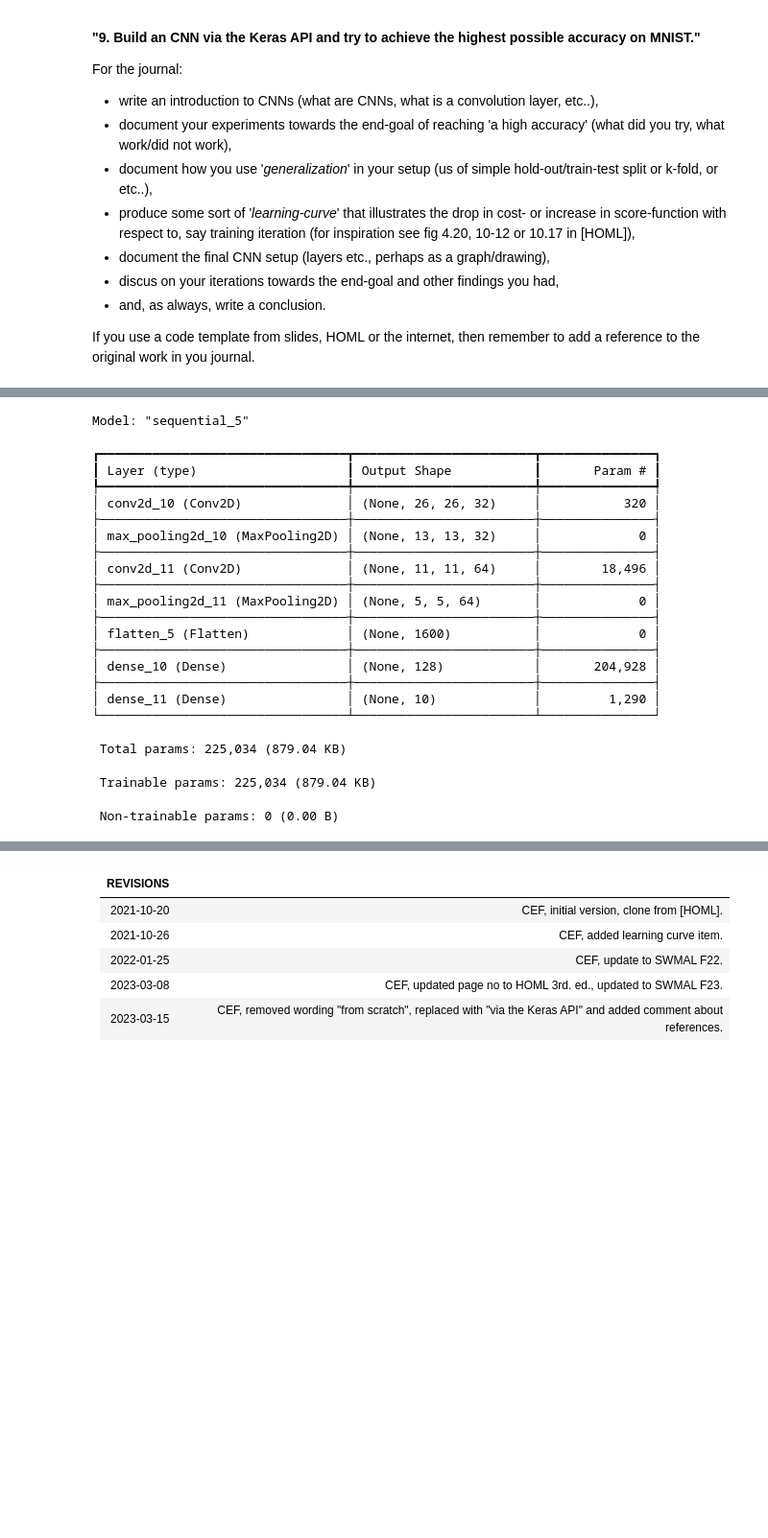
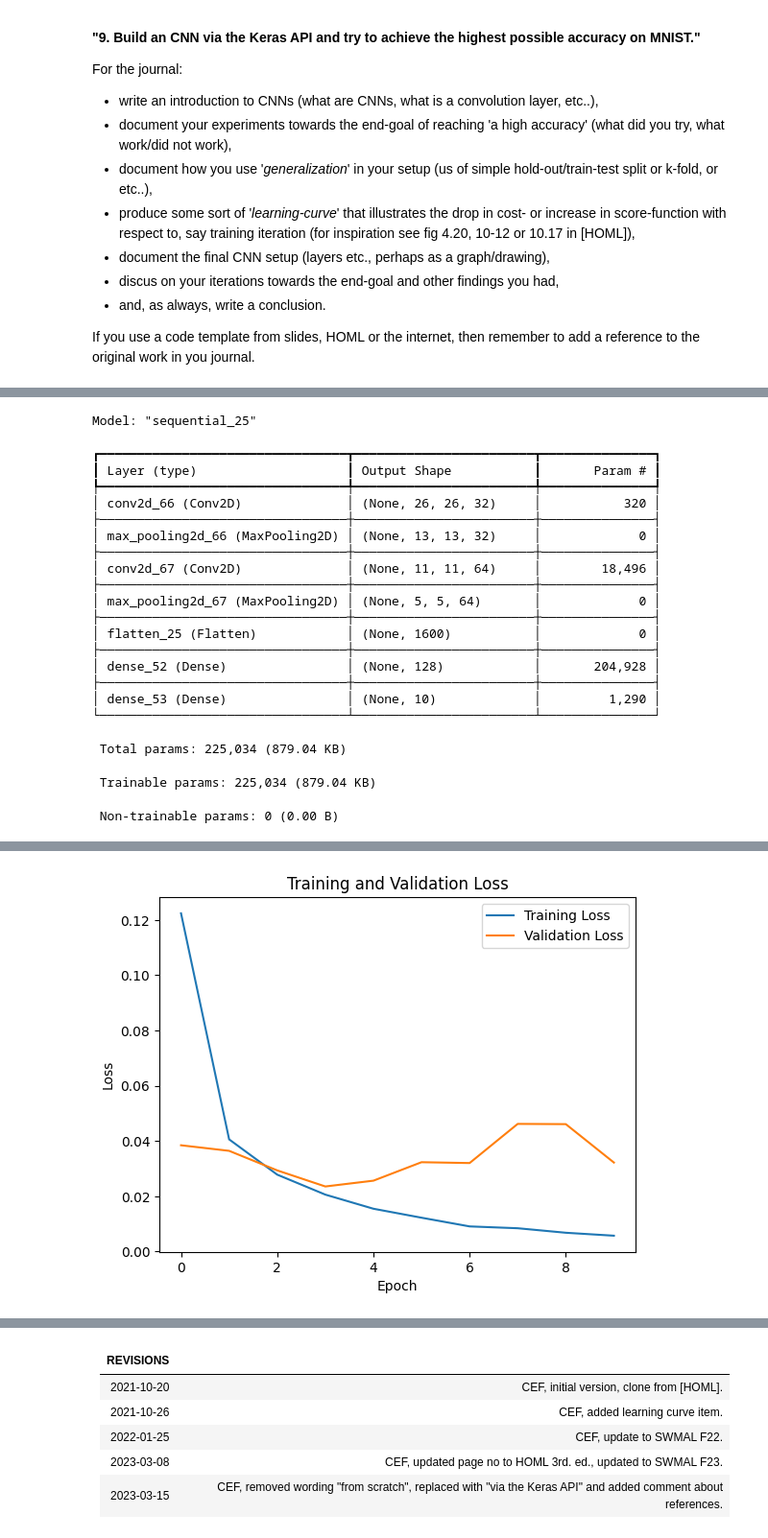
Before and after one commit to gomgom50/MLKursus, a Jupyter notebook: Martin/O3/cnn.ipynb, the cells around one changed output, grey strips where cells are left out. Shown at 96% size. Saved outputs shown, nothing was run; the diff lists cells and outputs as text; code cells hidden in the pictures; blank space fills up the shorter version.

```diff
--- a/Martin/O3/cnn.ipynb
+++ b/Martin/O3/cnn.ipynb
@@ -26,7 +65,7 @@ from tensorflow import keras
 from tensorflow.keras import layers
 import matplotlib.pyplot as plt
 
-# Define the model
+# Define the model (replace with your final CNN architecture)
 model = keras.Sequential([
   # First convolutional layer
   layers.Conv2D(32, kernel_size=(3, 3), activation="relu", input_shape=(28, 28, 1)),
@@ -36,13 +75,8 @@ model = keras.Sequential([
   layers.Conv2D(64, kernel_size=(3, 3), activation="relu"),
   layers.MaxPooling2D(pool_size=(2, 2)),
 
-  # Flatten the data for feeding to dense layers
   layers.Flatten(),
-
-  # First dense layer
   layers.Dense(128, activation="relu"),
-
-  # Output layer with 10 units for 10 digits (softmax activation)
   layers.Dense(10, activation="softmax")
 ])
 
@@ -57,39 +91,46 @@ model.compile(optimizer="adam", loss="categorical_crossentropy", metrics=["accur
 # Preprocess the data
 x_train = x_train.astype("float32") / 255.0
 x_test = x_test.astype("float32") / 255.0
-
-# Reshape the data for CNN (add channel dimension)
 x_train = x_train.reshape(-1, 28, 28, 1)
 x_test = x_test.reshape(-1, 28, 28, 1)
-
-# One-hot encode the labels
 y_train = keras.utils.to_categorical(y_train, num_classes=10)
 y_test = keras.utils.to_categorical(y_test, num_classes=10)
 
-# Train the model
-model.fit(x_train, y_train, epochs=10, validation_data=(x_test, y_test))
+# Store training history
+history = model.fit(x_train, y_train, epochs=10, validation_data=(x_test, y_test))
+
+# Plot the learning curve
+plt.plot(history.history['loss'], label='Training Loss')
+plt.plot(history.history['val_loss'], label='Validation Loss')
+plt.title('Training and Validation Loss')
+plt.ylabel('Loss')
+plt.xlabel('Epoch')
+plt.legend(loc='upper right')
+plt.show()
 
 # Evaluate the model on test data
 loss, accuracy = model.evaluate(x_test, y_test)
 print("Test accuracy:", accuracy)
+
+# Highest score run 99.33
 # %% [output]
-Model: "sequential_5"
+Model: "sequential_25"
 ┏━━━━━━━━━━━━━━━━━━━━━━━━━━━━━━━━━┳━━━━━━━━━━━━━━━━━━━━━━━━┳━━━━━━━━━━━━━━━┓
 ┃ Layer (type)                    ┃ Output Shape           ┃       Param # ┃
 ┡━━━━━━━━━━━━━━━━━━━━━━━━━━━━━━━━━╇━━━━━━━━━━━━━━━━━━━━━━━━╇━━━━━━━━━━━━━━━┩
-│ conv2d_10 (Conv2D)              │ (None, 26, 26, 32)     │           320 │
+│ conv2d_66 (Conv2D)              │ (None, 26, 26, 32)     │           320 │
 ├─────────────────────────────────┼────────────────────────┼───────────────┤
-│ max_pooling2d_10 (MaxPooling2D) │ (None, 13, 13, 32)     │             0 │
+│ max_pooling2d_66 (MaxPooling2D) │ (None, 13, 13, 32)     │             0 │
 ├─────────────────────────────────┼────────────────────────┼───────────────┤
-│ conv2d_11 (Conv2D)              │ (None, 11, 11, 64)     │        18,496 │
+│ conv2d_67 (Conv2D)              │ (None, 11, 11, 64)     │        18,496 │
 ├─────────────────────────────────┼────────────────────────┼───────────────┤
-│ max_pooling2d_11 (MaxPooling2D) │ (None, 5, 5, 64)       │             0 │
+│ max_pooling2d_67 (MaxPooling2D) │ (None, 5, 5, 64)       │             0 │
 ├─────────────────────────────────┼────────────────────────┼───────────────┤
-│ flatten_5 (Flatten)             │ (None, 1600)           │             0 │
+│ flatten_25 (Flatten)            │ (None, 1600)           │             0 │
 ├─────────────────────────────────┼────────────────────────┼───────────────┤
-│ dense_10 (Dense)                │ (None, 128)            │       204,928 │
+│ dense_52 (Dense)                │ (None, 128)            │       204,928 │
 ├─────────────────────────────────┼────────────────────────┼───────────────┤
-│ dense_11 (Dense)                │ (None, 10)             │         1,290 │
+│ dense_53 (Dense)                │ (None, 10)             │         1,290 │
 └─────────────────────────────────┴────────────────────────┴───────────────┘
  Total params: 225,034 (879.04 KB)
  Trainable params: 225,034 (879.04 KB)
@@ -113,0 +155 @@ Test accuracy: 0.9926999807357788
+[figure, added]
```
Also changed, not shown: parts of 3 cells of this notebook, 4 other files.
